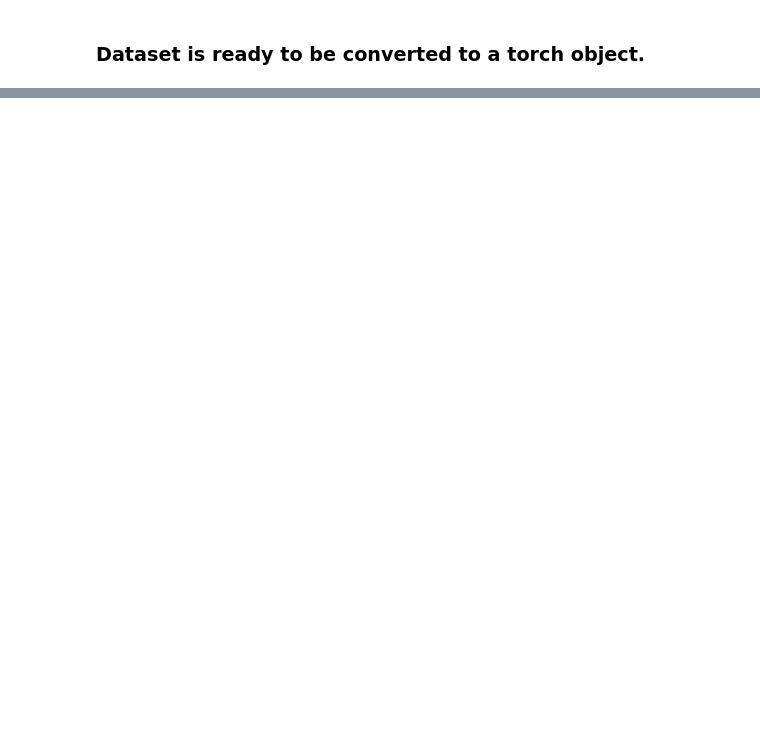
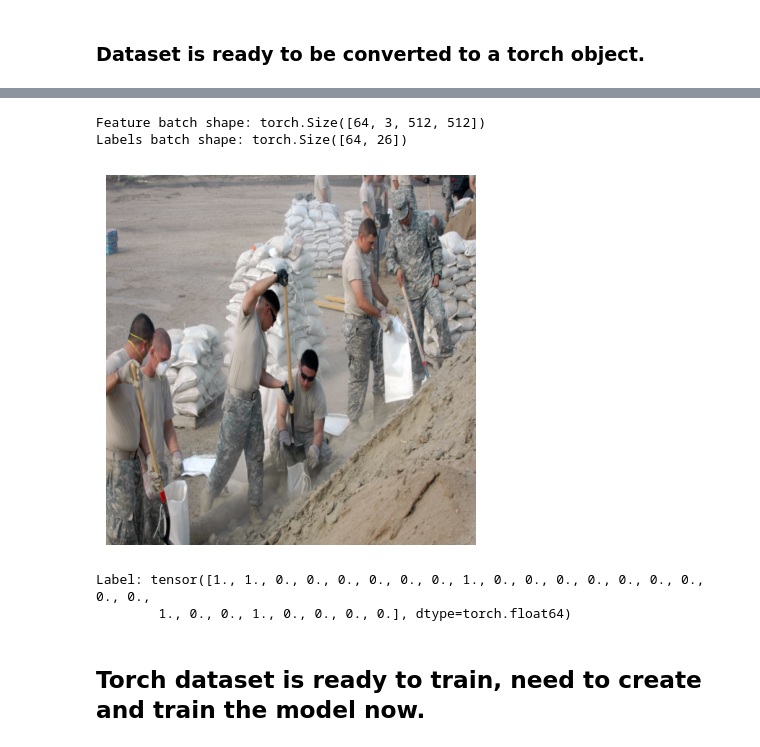
Before and after one commit to projectayre/ayre, a Jupyter notebook: sentiment-analysis/sentiment-experimentation.ipynb, the cells around one changed output, grey strips where cells are left out. Cells and saved outputs as stored; diff of their text form; code cells hidden in the pictures; blank space fills up the shorter version.

Commit message:
finalize torch dataset preparation

```diff
--- a/sentiment-analysis/sentiment-experimentation.ipynb
+++ b/sentiment-analysis/sentiment-experimentation.ipynb
@@ -266,5 +266,6 @@ Total bad files: 22
 # %%
 # Filter out the bad files from both the dataframes.
 train_labels = train_labels[~train_labels['Filename'].isin(total_badfiles)]
-train_labels.shape
+test_labels = test_labels[~test_labels['Filename'].isin(total_badfiles)]
+train_labels.shape, test_labels.shape
 # %% [output]
@@ -323,8 +326,8 @@ train_dataset = SentimentDataset(train_labels, root, transform=preproc)
 test_dataset = SentimentDataset(test_labels, root, transform=preproc)
 # %%
 # create data loaders
-train_dataloader = DataLoader(train_dataset, batch_size=100, shuffle=True)
-test_dataloader = DataLoader(test_dataset, batch_size=60, shuffle=True)
+train_dataloader = DataLoader(train_dataset, batch_size=96, shuffle=True)
+test_dataloader = DataLoader(test_dataset, batch_size=64, shuffle=True)
 # %%
 # vertifican cell, do not run this often.
 
@@ -347,0 +356,19 @@ Error:
+# %%
+# Display a testing image and label
+test_features, test_labels = next(iter(test_dataloader))
+print(f"Feature batch shape: {test_features.size()}")
+print(f"Labels batch shape: {test_labels.size()}")
+timg = test_features[0].squeeze()
+tlabel = test_labels[0]
+plt.imshow(timg.permute(1, 2, 0), cmap="gray")
+plt.axis('off')
+plt.show()
+print(f"Label: {tlabel}")
+# %% [output]
+Feature batch shape: torch.Size([64, 3, 512, 512])
+Labels batch shape: torch.Size([64, 26])
+[figure, added]
+Label: tensor([1., 1., 0., 0., 0., 0., 0., 0., 1., 0., 0., 0., 0., 0., 0., 0., 0., 0.,
+        1., 0., 0., 1., 0., 0., 0., 0.], dtype=torch.float64)
+# %% [markdown]
+## Torch dataset is ready to train, need to create and train the model now.
```
Also changed, not shown: parts of 4 cells of this notebook.
